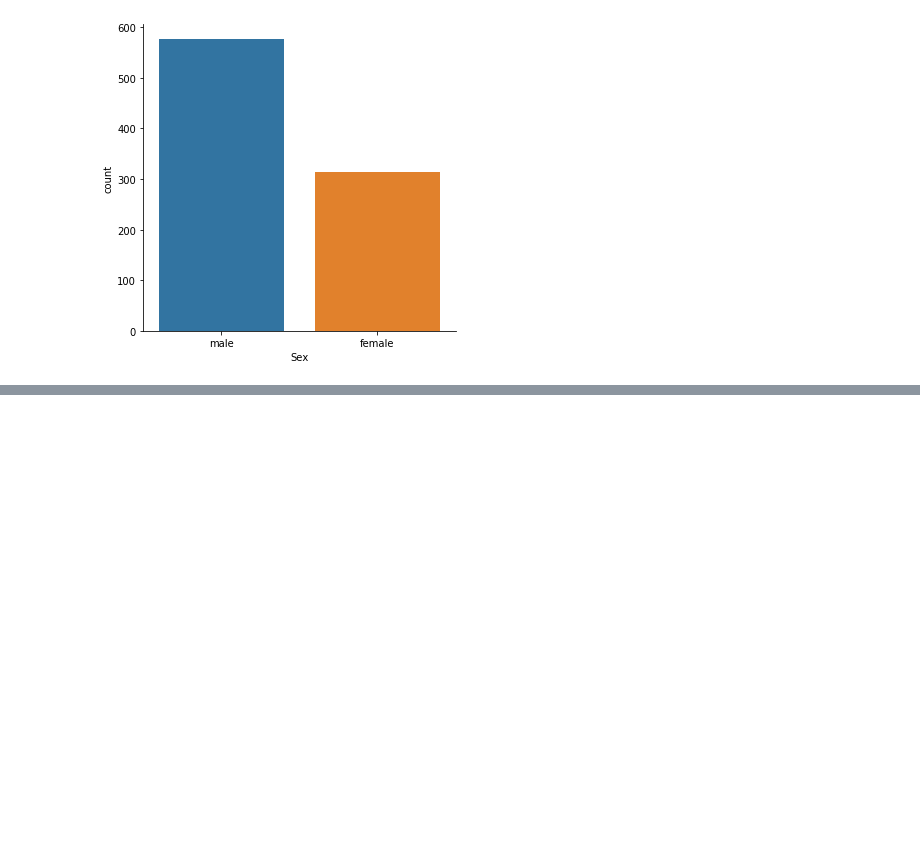
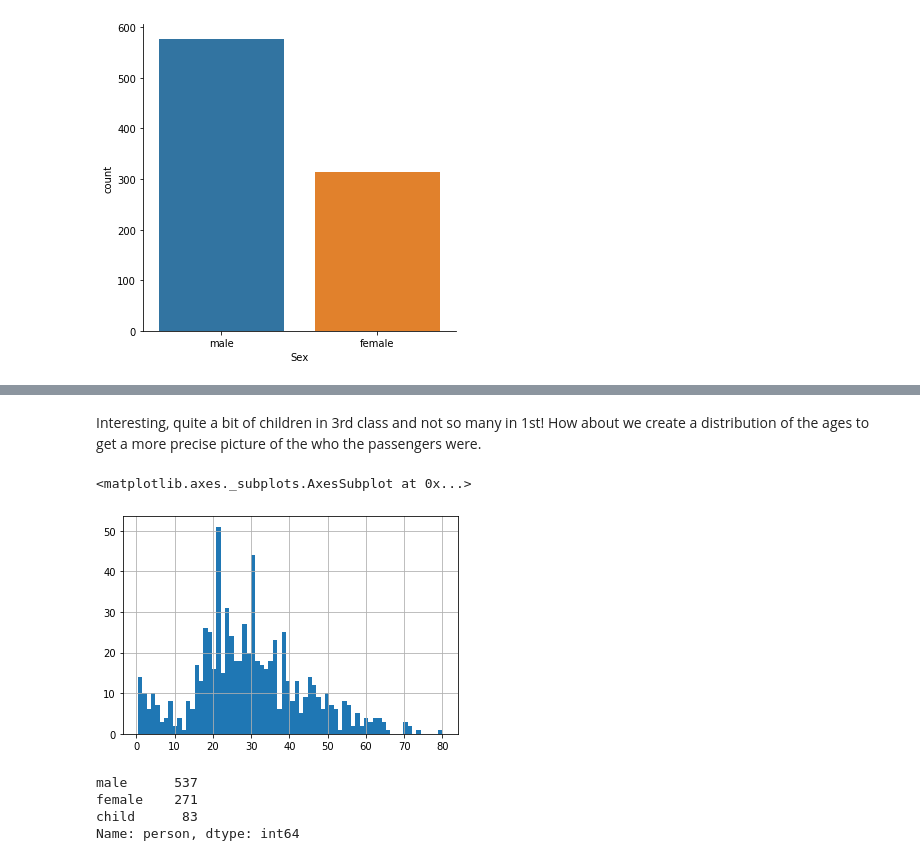
Before and after one commit to sealoyal/LearnPython, a Jupyter notebook: udemy/titanic/titanic1.ipynb, the cells around one changed output, grey strips where cells are left out. Saved outputs shown, nothing was run; the diff lists cells and outputs as text; code cells hidden in the pictures; blank space fills up the shorter version.

```diff
--- a/udemy/titanic/titanic1.ipynb
+++ b/udemy/titanic/titanic1.ipynb
@@ -55,0 +120,16 @@ TypeError: 'NoneType' object is not iterable
+# %% [markdown]
+Interesting, quite a bit of children in 3rd class and not so many in 1st! How about we create a distribution of the ages to get a more precise picture of the who the passengers were.
+# %%
+# Quick way to create a histogram using pandas
+titanic_df['Age'].hist(bins=70)
+# %% [output]
+<matplotlib.axes._subplots.AxesSubplot at 0x...>
+[figure, added]
+# %%
+# We could also get a quick overall comparison of male,female,child
+titanic_df['person'].value_counts()
+# %% [output]
+male      537
+female    271
+child      83
+Name: person, dtype: int64
```
Also changed, not shown: parts of 18 cells of this notebook.
